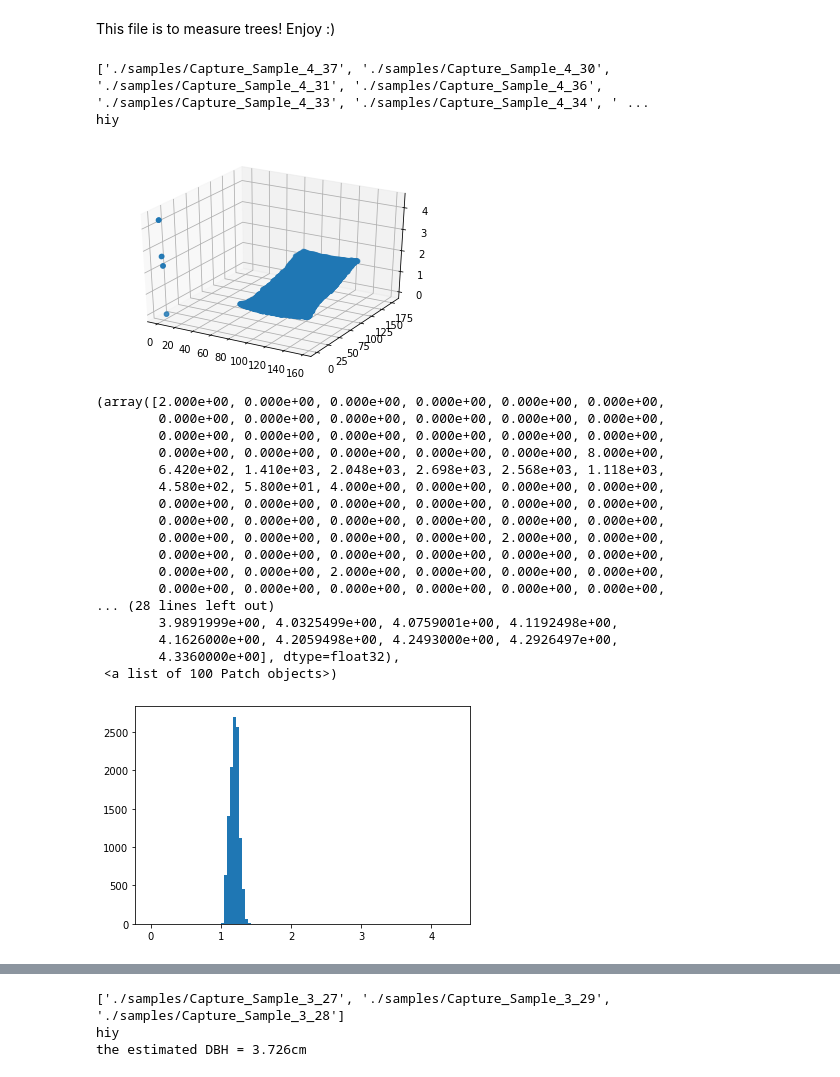
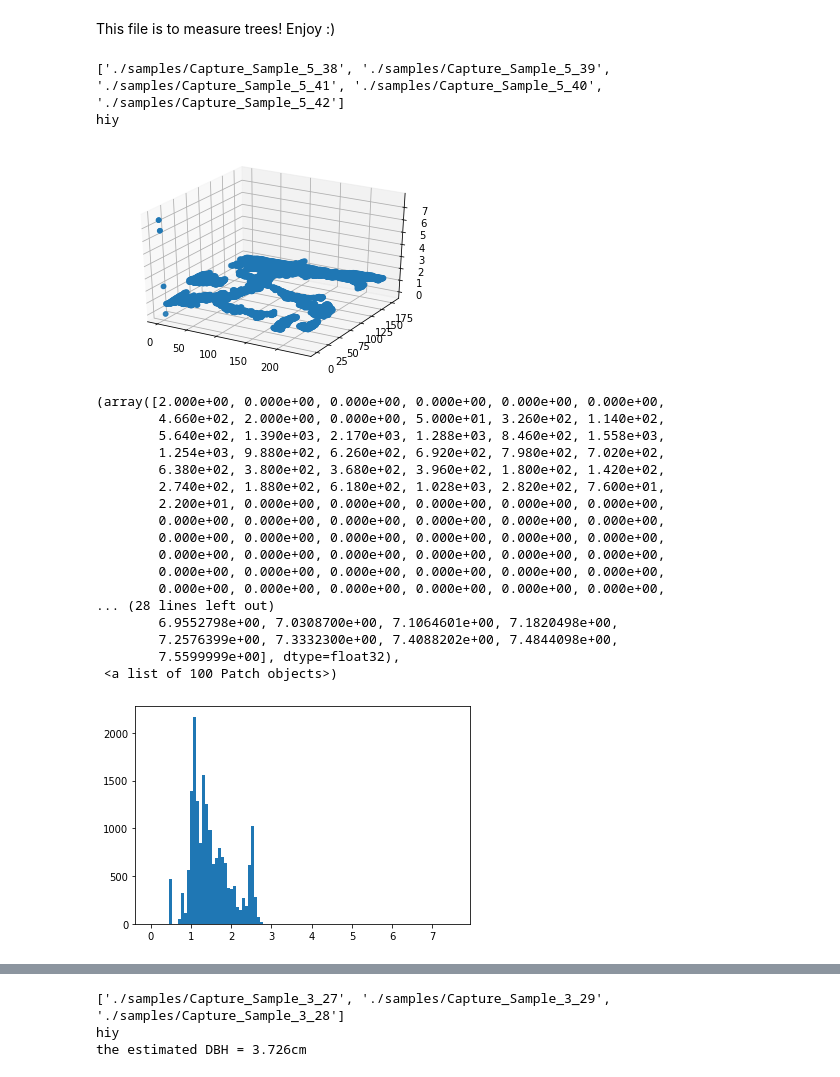
Before and after one commit to ameliaholcomb/trees, a Jupyter notebook: TreeProcessing/TreeProcessor.ipynb, the cells around one changed output, grey strips where cells are left out. Cells and saved outputs as stored; diff of their text form; code cells hidden in the pictures.

```diff
--- a/TreeProcessing/TreeProcessor.ipynb
+++ b/TreeProcessing/TreeProcessor.ipynb
@@ -47,57 +47,57 @@ def extract_data(sample, capture, raw_data=False):
     if raw_data:
         print('hiy')
         # Transform the raw data into depth and confidence values
         d = data[capture]
         depth_range = np.array(d[:,2] & 0x1FFF, dtype=np.float32)/1000
     else:
         depth_range = data[capture][:,2]
 
     return data[capture][:,0], data[capture][:,1], depth_range
 
 
 # Indicate whether raw data is being used
 raw_data = True
 
 # Sample
-sample = 4
+sample = 5
 
 # Data file
 capture = 0
 
 x, y, depth = extract_data(sample, capture, raw_data=raw_data)
 
 fig = plt.figure()
 ax = fig.add_subplot(111, projection='3d')
 
 mask = depth != 0
 ax.scatter(x[mask], y[mask], depth[mask])
 
 plt.show()
 # %% [output]
-['./samples/Capture_Sample_4_37', './samples/Capture_Sample_4_30', './samples/Capture_Sample_4_31', './samples/Capture_Sample_4_36', './samples/Capture_Sample_4_33', './samples/Capture_Sample_4_34', ' ...
+['./samples/Capture_Sample_5_38', './samples/Capture_Sample_5_39', './samples/Capture_Sample_5_41', './samples/Capture_Sample_5_40', './samples/Capture_Sample_5_42']
 hiy
-[figure, old version]
+[figure, new version]
 # %%
 plt.hist(depth[mask], 100)
 # %% [output]
 (array([2.000e+00, 0.000e+00, 0.000e+00, 0.000e+00, 0.000e+00, 0.000e+00,
+        4.660e+02, 2.000e+00, 0.000e+00, 5.000e+01, 3.260e+02, 1.140e+02,
+        5.640e+02, 1.390e+03, 2.170e+03, 1.288e+03, 8.460e+02, 1.558e+03,
+        1.254e+03, 9.880e+02, 6.260e+02, 6.920e+02, 7.980e+02, 7.020e+02,
+        6.380e+02, 3.800e+02, 3.680e+02, 3.960e+02, 1.800e+02, 1.420e+02,
+        2.740e+02, 1.880e+02, 6.180e+02, 1.028e+03, 2.820e+02, 7.600e+01,
+        2.200e+01, 0.000e+00, 0.000e+00, 0.000e+00, 0.000e+00, 0.000e+00,
         0.000e+00, 0.000e+00, 0.000e+00, 0.000e+00, 0.000e+00, 0.000e+00,
         0.000e+00, 0.000e+00, 0.000e+00, 0.000e+00, 0.000e+00, 0.000e+00,
-        0.000e+00, 0.000e+00, 0.000e+00, 0.000e+00, 0.000e+00, 8.000e+00,
-        6.420e+02, 1.410e+03, 2.048e+03, 2.698e+03, 2.568e+03, 1.118e+03,
-        4.580e+02, 5.800e+01, 4.000e+00, 0.000e+00, 0.000e+00, 0.000e+00,
         0.000e+00, 0.000e+00, 0.000e+00, 0.000e+00, 0.000e+00, 0.000e+00,
         0.000e+00, 0.000e+00, 0.000e+00, 0.000e+00, 0.000e+00, 0.000e+00,
-        0.000e+00, 0.000e+00, 0.000e+00, 0.000e+00, 2.000e+00, 0.000e+00,
-        0.000e+00, 0.000e+00, 0.000e+00, 0.000e+00, 0.000e+00, 0.000e+00,
-        0.000e+00, 0.000e+00, 2.000e+00, 0.000e+00, 0.000e+00, 0.000e+00,
         0.000e+00, 0.000e+00, 0.000e+00, 0.000e+00, 0.000e+00, 0.000e+00,
 ... (28 lines left out)
-        3.9891999e+00, 4.0325499e+00, 4.0759001e+00, 4.1192498e+00,
-        4.1626000e+00, 4.2059498e+00, 4.2493000e+00, 4.2926497e+00,
-        4.3360000e+00], dtype=float32),
+        6.9552798e+00, 7.0308700e+00, 7.1064601e+00, 7.1820498e+00,
+        7.2576399e+00, 7.3332300e+00, 7.4088202e+00, 7.4844098e+00,
+        7.5599999e+00], dtype=float32),
  <a list of 100 Patch objects>)
-[figure, old version]
+[figure, new version]
 # %%
 """ Approximating the DBH using approximate data """
 
```
Also changed, not shown: parts of 4 cells of this notebook.
